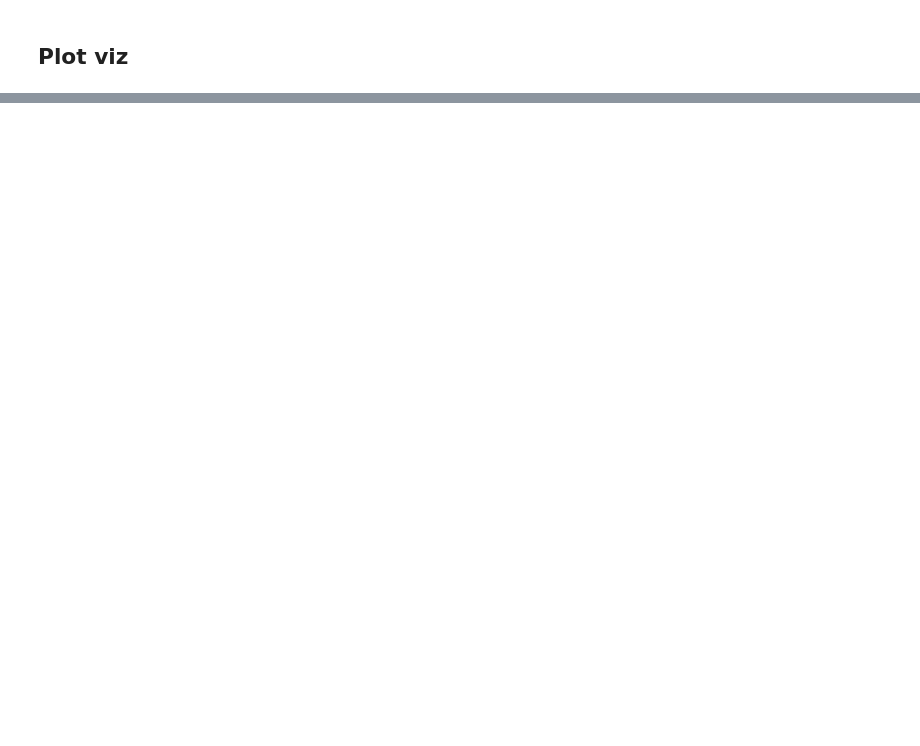
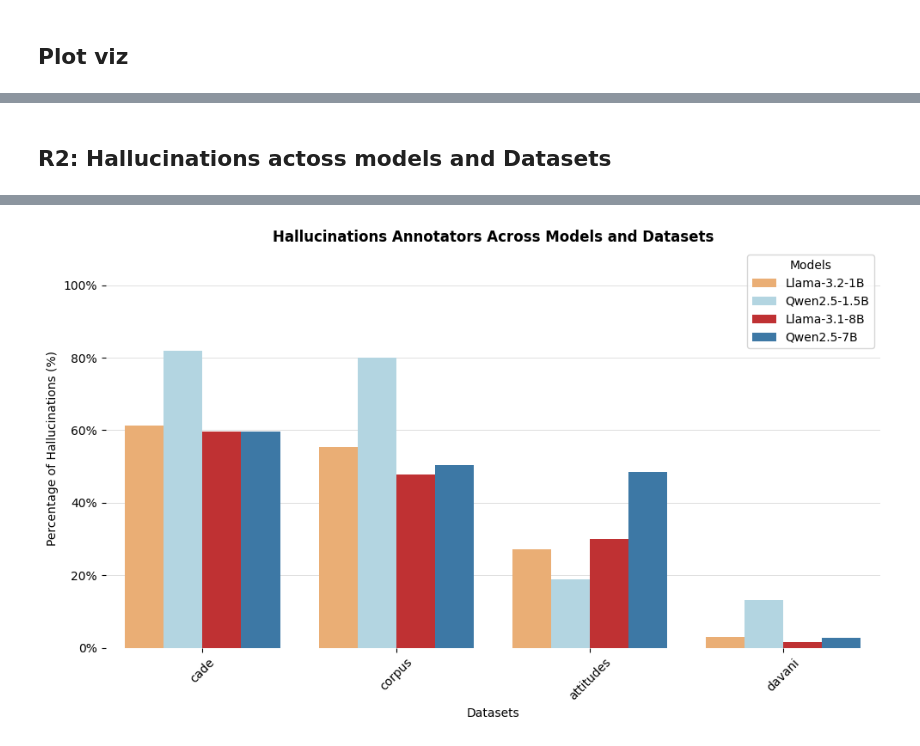
Before and after one commit to aequa-tech/ghost-annotator, a Jupyter notebook: src/Z.plot_viz.ipynb, the cells around one changed output, grey strips where cells are left out. Drawn from its saved outputs; the diff is of its cells as text; code cells hidden in the pictures; blank space fills up the shorter version.

```diff
--- a/src/Z.plot_viz.ipynb
+++ b/src/Z.plot_viz.ipynb
@@ -116,0 +126,78 @@ plt.show()
+# %% [markdown]
+## R2: Hallucinations actoss models and Datasets
+# %%
+# Definisci la cartella contenente i file CSV
+cartella_output = '../output_def'  # Sostituisci con il percorso corretto
+
+
+# Funzione per calcolare la percentuale di predizioni del modello mai selezionate dagli annotatori
+def calcola_percentuale_predizioni(file_csv):
+    # Leggi il file CSV
+    df = pd.read_csv(file_csv)
+
+    # Raggruppa i dati per comment_id e annotator_id
+    n_commenti_predetti = df['comment_id'].nunique()
+    dataset = file_csv.split("_")[-1].split(".")[0]
+    dataset_base_file=glob.glob(f"../data/measuring_hatespeech/{dataset} - *")[0]
+
+    df = pd.read_csv(dataset_base_file)
+    df = df.dropna(subset=['text', 'label', 'annotator_id', 'social_group'])
+    df = df.dropna(subset=['comment_id', 'text', 'label', 'annotator_id', 'social_group'])
+
+    df = df.dropna(subset=['label'])
+    n_commenti = df['comment_id'].nunique()
+
+
+    model_name, dataset_name = file_csv.split('_')[3].split('Instruct')[0][0:-1], file_csv.split('_')[-1].split(".")[0]
+    #print(file_csv,model_name,dataset_name)
+
+    if n_commenti_predetti==0:
+        percentuale=0
+    else:
+        percentuale = (n_commenti-n_commenti_predetti)/n_commenti * 100
+    print(dataset_name,dataset_base_file,percentuale,n_commenti,n_commenti_predetti)
+    return model_name, dataset_name, percentuale
+
+# Lista dei file CSV nella cartella di output
+file_csvs = [f for f in os.listdir(cartella_output) if f.startswith('results_') and f.endswith('.csv')]
+
+# Crea un DataFrame vuoto per contenere i risultati
+dati_per_grafico = []
+
+# Calcola la percentuale per ogni file CSV
+for file_csv in file_csvs:
+    if "Thinking" in file_csv:
+        continue
+    model_name, dataset_name, percentuale = calcola_percentuale_predizioni(os.path.join(cartella_output, file_csv))
+    dati_per_grafico.append([model_name, dataset_name, percentuale])
+
+print(dati_per_grafico)
+
+# Creazione del grafico
+plt.figure(figsize=(10, 6))
+
+# Grafico a barre raggruppate con seaborn
+modelli_ordinati = ['Llama-3.2-1B',  'Qwen2.5-1.5B','Llama-3.1-8B','Qwen2.5-7B']  # Sostituisci con i tuoi nomi di modello
+
+
+print(df_risultati['model_name'].unique())
+sns.barplot(x='dataset_name', y='percentuale', hue='model_name', data=df_risultati,  hue_order=modelli_ordinati, palette=['#fdae61','#abd9e9','#d7191c','#2c7bb6'], zorder=3)
+
+plt.gca().yaxis.set_major_formatter(FuncFormatter(lambda y, _: f'{y:.0f}%'))
+plt.ylim(0, 110)
+plt.legend(title="Models")
+plt.grid(axis='y', color='lightgray', linestyle='-', linewidth=0.5, zorder=0)  # Griglia orizzontale, grigia chiara
+plt.gca().spines['top'].set_visible(False)
+plt.gca().spines['right'].set_visible(False)
+plt.gca().spines['left'].set_visible(False)
+plt.gca().spines['bottom'].set_visible(False)
+# Aggiungi titoli e etichette
+plt.title('Hallucinations Annotators Across Models and Datasets', fontweight='bold')
+plt.xlabel('Datasets')
+plt.ylabel('Percentage of Hallucinations (%)')
+plt.xticks(rotation=45)
+plt.tight_layout()
+
+# Mostra il grafico
+plt.show()
+# %% [output]
@@ -116,0 +222 @@ plt.show()
+[figure, added]
```
Also changed, not shown: parts of 12 cells of this notebook, 4 other files.
